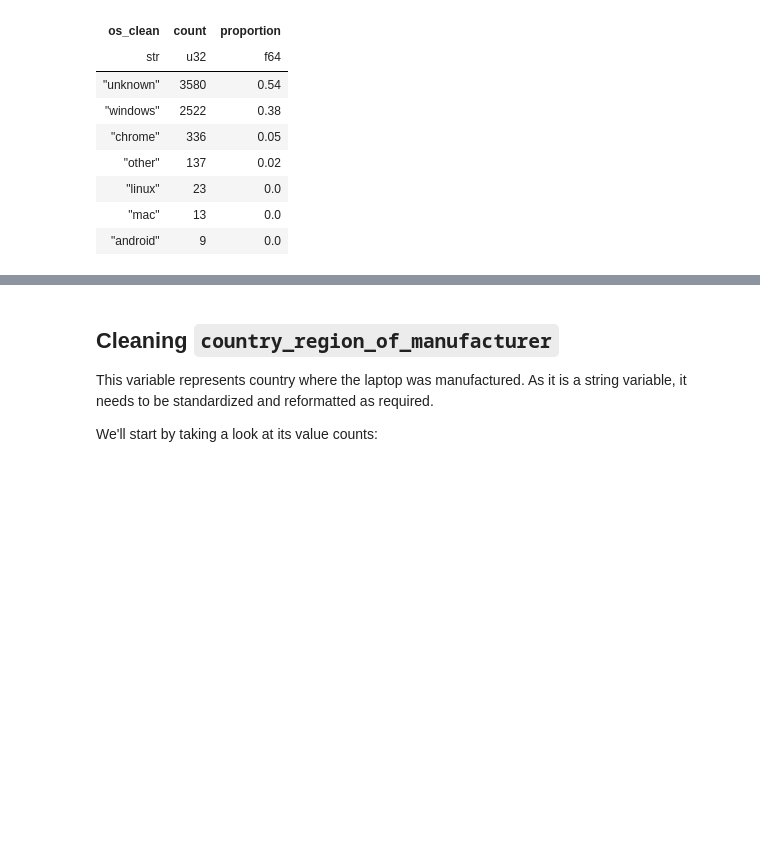
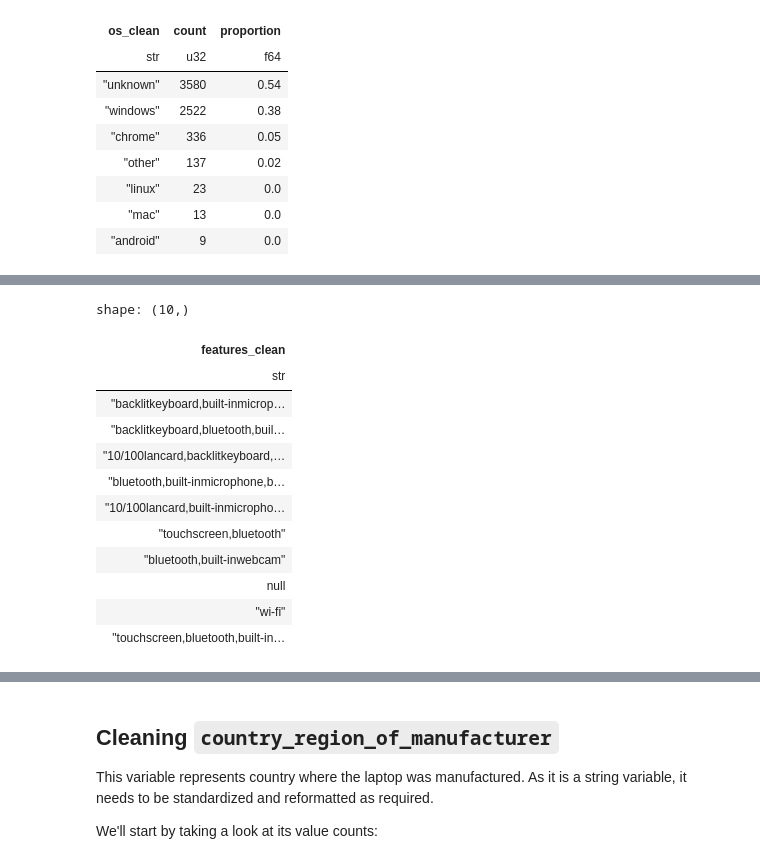
Before and after one commit to jxareas/laptop-price-catboost, a Jupyter notebook: notebooks/laptop_data_cleansing.ipynb, the cells around one changed output, grey strips where cells are left out. Cells and saved outputs as stored; diff of their text form; code cells hidden in the pictures; blank space fills up the shorter version.

```diff
--- a/notebooks/laptop_data_cleansing.ipynb
+++ b/notebooks/laptop_data_cleansing.ipynb
@@ -2213,0 +2238,25 @@ shape: (7, 3)
+# %%
+df = df.with_columns(
+    pl.col('features')
+    .str.to_lowercase()
+    # .str.replace_all(r',,{2,}', ',')  # Replaces multiple commas with a single comma
+    .str.replace_all(r'\s+', '')
+    #.str.replace_all('', '_')
+    .alias('features_clean')
+)
+
+df['features_clean'].head(n=10)
+# %% [output]
+shape: (10,)
+| features_clean |
+| str |
+| "backlitkeyboard,built-inmicrop… |
+| "backlitkeyboard,bluetooth,buil… |
+| "10/100lancard,backlitkeyboard,… |
+| "bluetooth,built-inmicrophone,b… |
+| "10/100lancard,built-inmicropho… |
+| "touchscreen,bluetooth" |
+| "bluetooth,built-inwebcam" |
+| null |
+| "wi-fi" |
+| "touchscreen,bluetooth,built-in… |
```
Also changed, not shown: parts of 8 cells of this notebook.
